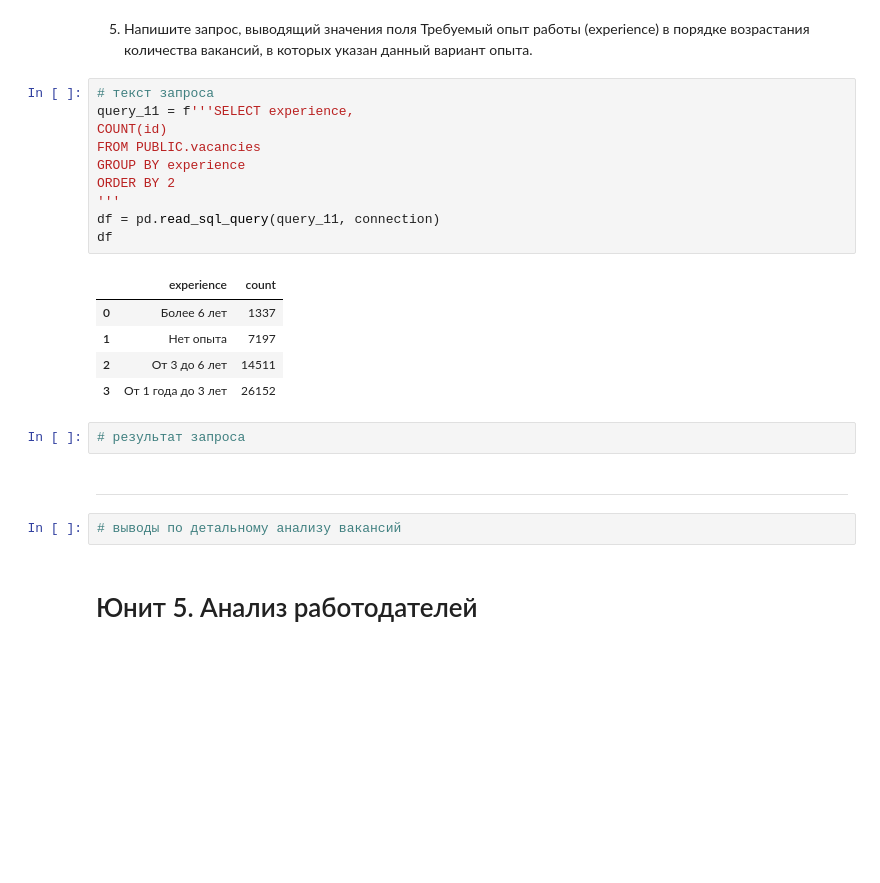
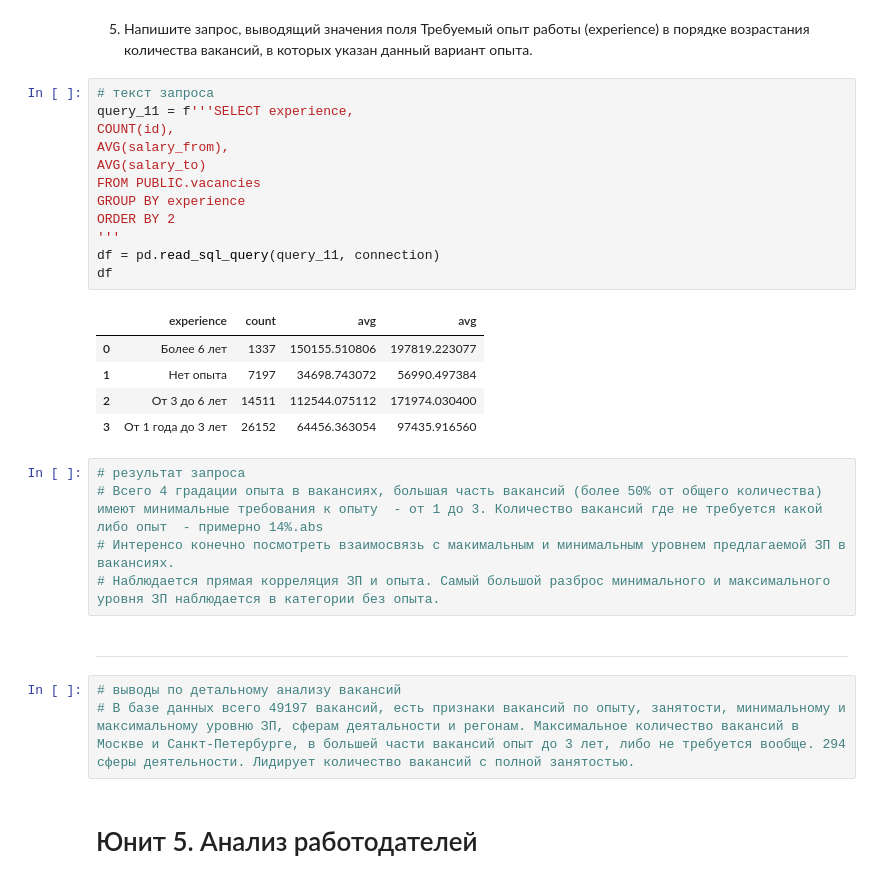
Before and after one commit to NikolayRevenkov/SF_DS, a Jupyter notebook: Project_2/Project_2.ipynb, the cells around one changed output. Saved outputs shown, nothing was run; the diff lists cells and outputs as text; blank space fills up the shorter version.

```diff
--- a/Project_2/Project_2.ipynb
+++ b/Project_2/Project_2.ipynb
@@ -189,25 +189,31 @@ df
 # %%
 # текст запроса
 query_11 = f'''SELECT experience,
-COUNT(id)
+COUNT(id),
+AVG(salary_from),
+AVG(salary_to)
 FROM PUBLIC.vacancies
 GROUP BY experience
 ORDER BY 2
 '''
 df = pd.read_sql_query(query_11, connection)
 df
 # %% [output]
-|  | experience | count |
-| 0 | Более 6 лет | 1337 |
-| 1 | Нет опыта | 7197 |
-| 2 | От 3 до 6 лет | 14511 |
-| 3 | От 1 года до 3 лет | 26152 |
+|  | experience | count | avg | avg |
+| 0 | Более 6 лет | 1337 | 150155.510806 | 197819.223077 |
+| 1 | Нет опыта | 7197 | 34698.743072 | 56990.497384 |
+| 2 | От 3 до 6 лет | 14511 | 112544.075112 | 171974.030400 |
+| 3 | От 1 года до 3 лет | 26152 | 64456.363054 | 97435.916560 |
 # %%
 # результат запроса
+# Всего 4 градации опыта в вакансиях, большая часть вакансий (более 50% от общего количества) имеют минимальные требования к опыту  - от 1 до 3. Количество вакансий где не требуется какой либо опыт  - примерно 14%.abs
+# Интеренсо конечно посмотреть взаимосвязь с макимальным и минимальным уровнем предлагаемой ЗП в вакансиях.
+# Наблюдается прямая корреляция ЗП и опыта. Самый большой разброс минимального и максимального уровня ЗП наблюдается в категории без опыта.
 # %% [markdown]
 ***
 # %%
 # выводы по детальному анализу вакансий
+# В базе данных всего 49197 вакансий, есть признаки вакансий по опыту, занятости, минимальному и максимальному уровню ЗП, сферам деятальности и регонам. Максимальное количество вакансий в Москве и Санкт-Петербурге, в большей части вакансий опыт до 3 лет, либо не требуется вообще. 294 сферы деятельности. Лидирует количество вакансий с полной занятостью.
 # %% [markdown]
 # Юнит 5. Анализ работодателей
 # %% [markdown]
```
Also changed, not shown: parts of 3 cells of this notebook.
